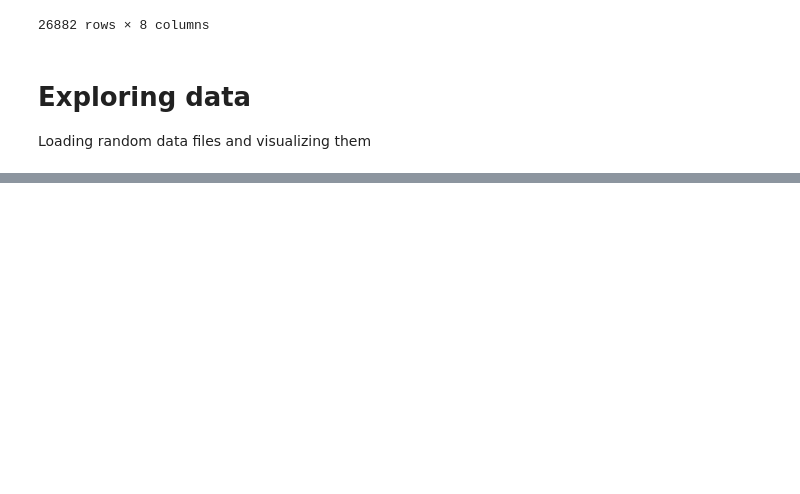
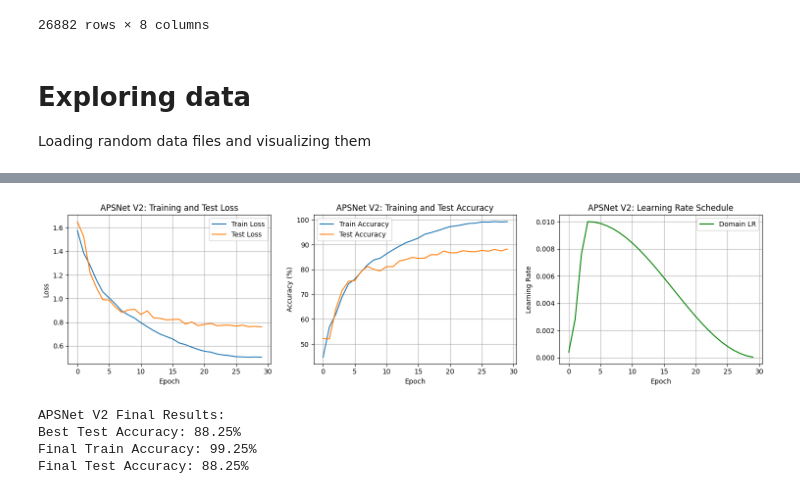
Before and after one commit to moujar/Grain-Challenge-M1-AI, a Jupyter notebook: src/read_grain_rgb_data.ipynb, the cells around one changed output, grey strips where cells are left out. Cells and saved outputs as stored; diff of their text form; code cells hidden in the pictures; blank space fills up the shorter version.

```diff
--- a/src/read_grain_rgb_data.ipynb
+++ b/src/read_grain_rgb_data.ipynb
@@ -121,0 +859,44 @@ plot_random_data(files=data_files_rgb, dir=DATA_DIR)
+# %%
+# Plot APSNet V2 training history
+fig, axes = plt.subplots(1, 3, figsize=(15, 4))
+
+# Loss plot
+axes[0].plot(apsnet_history['train_loss'], label='Train Loss')
+axes[0].plot(apsnet_history['test_loss'], label='Test Loss')
+axes[0].set_xlabel('Epoch')
+axes[0].set_ylabel('Loss')
+axes[0].set_title('APSNet V2: Training and Test Loss')
+axes[0].legend()
+axes[0].grid(True)
+
+# Accuracy plot
+axes[1].plot(apsnet_history['train_acc'], label='Train Accuracy')
+axes[1].plot(apsnet_history['test_acc'], label='Test Accuracy')
+axes[1].set_xlabel('Epoch')
+axes[1].set_ylabel('Accuracy (%)')
+axes[1].set_title('APSNet V2: Training and Test Accuracy')
+axes[1].legend()
+axes[1].grid(True)
+
+# Learning rate plot
+axes[2].plot(apsnet_history['lr'], label='Domain LR', color='green')
+axes[2].set_xlabel('Epoch')
+axes[2].set_ylabel('Learning Rate')
+axes[2].set_title('APSNet V2: Learning Rate Schedule')
+axes[2].legend()
+axes[2].grid(True)
+
+plt.tight_layout()
+plt.savefig('../models/apsnet_v2_training_history.png', dpi=150)
+plt.show()
+
+print(f"\nAPSNet V2 Final Results:")
+print(f"Best Test Accuracy: {apsnet_best_acc:.2f}%")
+print(f"Final Train Accuracy: {apsnet_history['train_acc'][-1]:.2f}%")
+print(f"Final Test Accuracy: {apsnet_history['test_acc'][-1]:.2f}%")
+# %% [output]
+[figure, added]
+APSNet V2 Final Results:
+Best Test Accuracy: 88.25%
+Final Train Accuracy: 99.25%
+Final Test Accuracy: 88.25%
```
Also changed, not shown: parts of 22 cells of this notebook, 1 other file.
